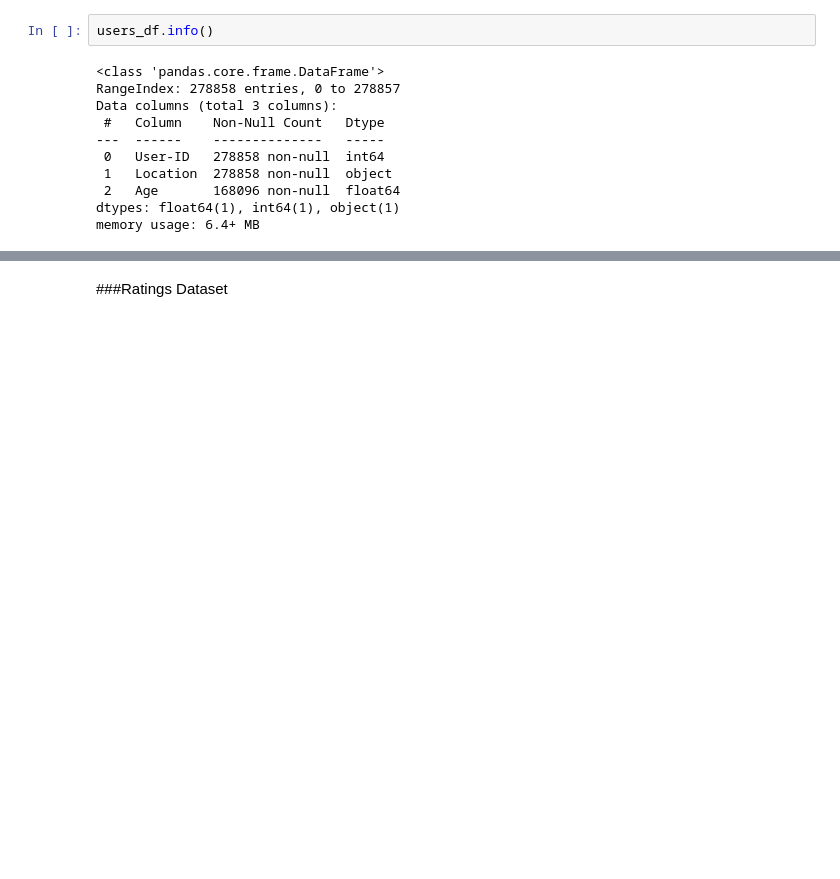
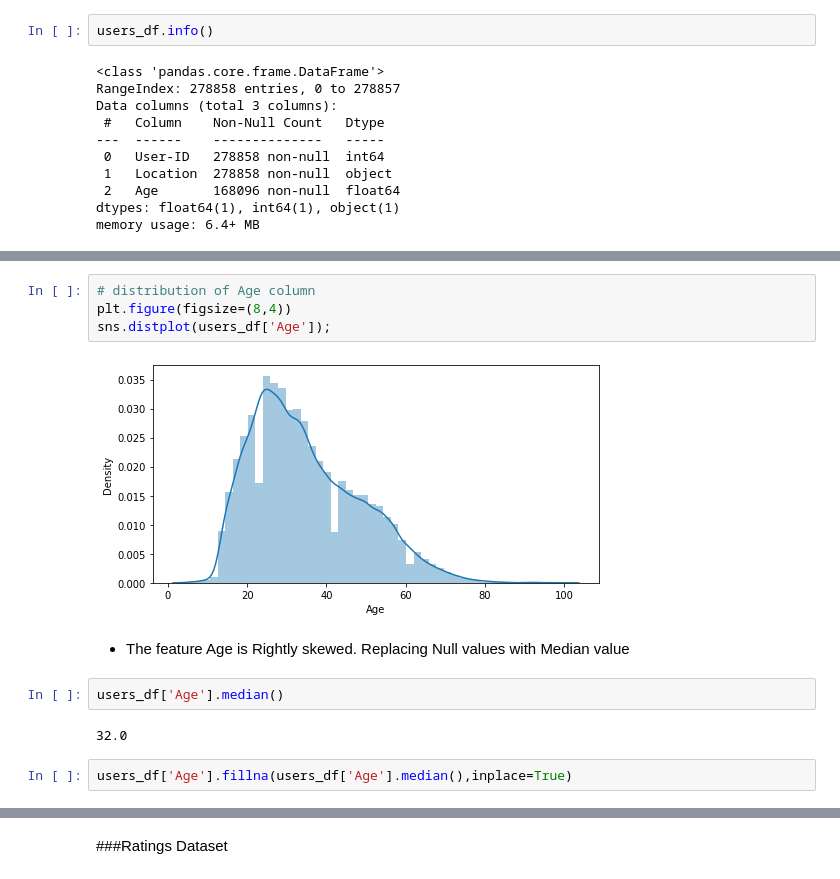
Before and after one commit to Aehteshaam-Shaikh/Book-Recommendation-System, a Jupyter notebook: Book_Recommendation_System.ipynb, the cells around one changed output, grey strips where cells are left out. Saved outputs shown, nothing was run; the diff lists cells and outputs as text; blank space fills up the shorter version.

```diff
--- a/Book_Recommendation_System.ipynb
+++ b/Book_Recommendation_System.ipynb
@@ -249,0 +281,14 @@ memory usage: 6.4+ MB
+# %%
+# distribution of Age column
+plt.figure(figsize=(8,4))
+sns.distplot(users_df['Age']);
+# %% [output]
+[figure, added]
+# %% [markdown]
+* The feature Age is Rightly skewed. Replacing Null values with Median value
+# %%
+users_df['Age'].median()
+# %% [output]
+32.0
+# %%
+users_df['Age'].fillna(users_df['Age'].median(),inplace=True)
```
Also changed, not shown: parts of 24 cells of this notebook.
